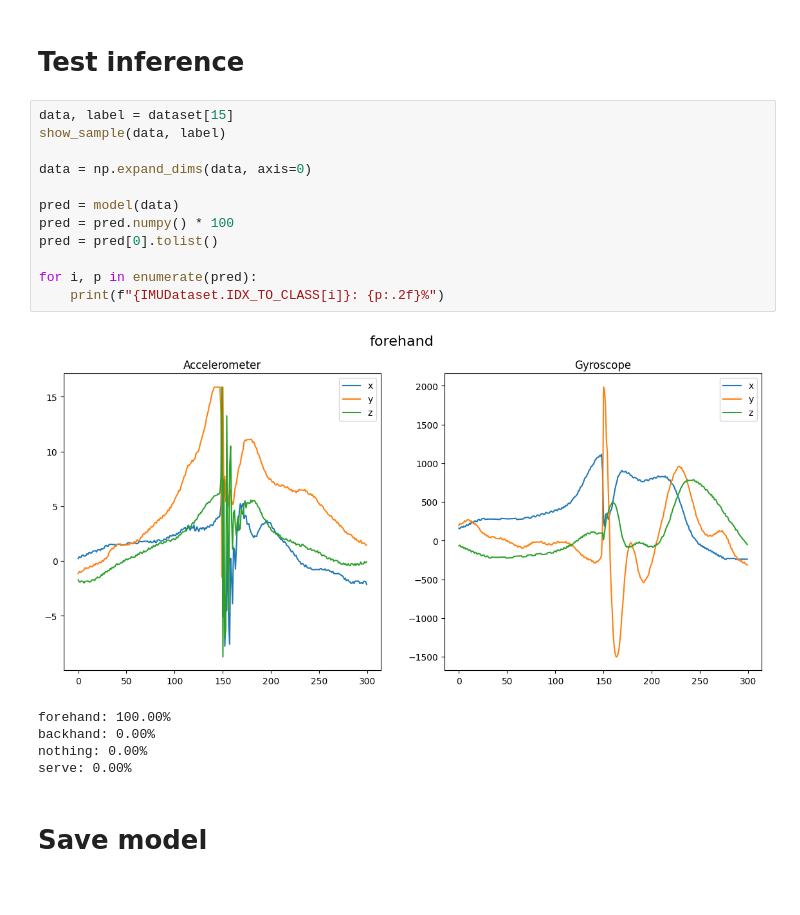
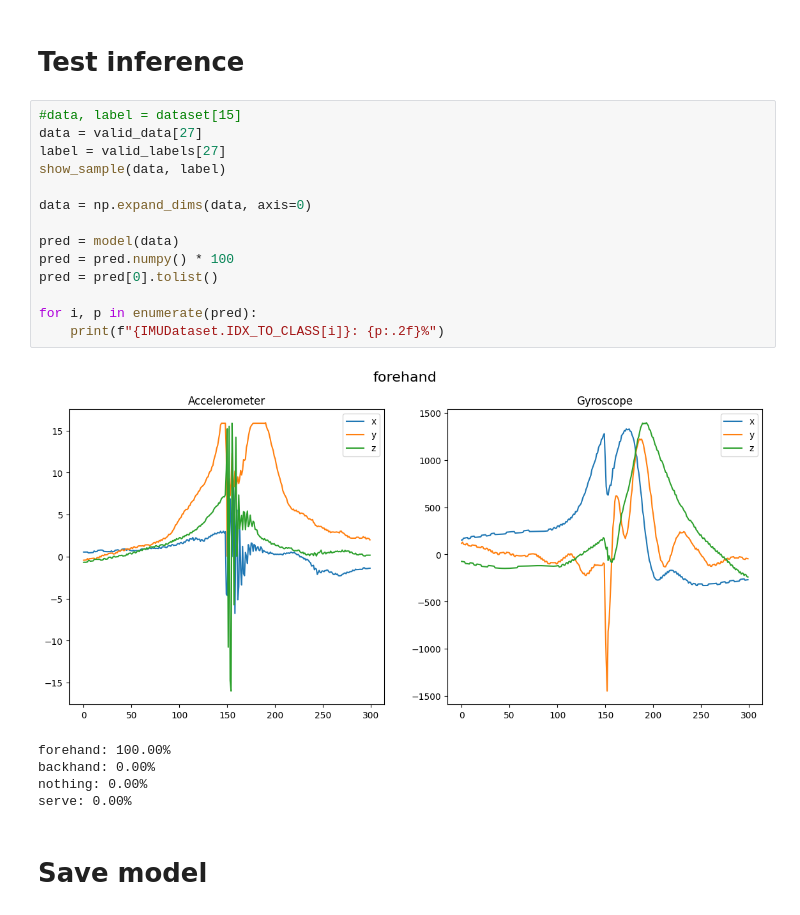
Before and after one commit to Fexcatta/SmartTennisRacket, a Jupyter notebook: model_tf/training.ipynb, the cells around one changed output. Saved outputs shown, nothing was run; the diff lists cells and outputs as text.

```diff
--- a/model_tf/training.ipynb
+++ b/model_tf/training.ipynb
@@ -191,19 +188,21 @@ plt.show()
 # %% [markdown]
 # Test inference
 # %%
-data, label = dataset[15]
+#data, label = dataset[15]
+data = valid_data[27]
+label = valid_labels[27]
 show_sample(data, label)
 
 data = np.expand_dims(data, axis=0)
 
 pred = model(data)
 pred = pred.numpy() * 100
 pred = pred[0].tolist()
 
 for i, p in enumerate(pred):
     print(f"{IMUDataset.IDX_TO_CLASS[i]}: {p:.2f}%")
 # %% [output]
-[figure, old version]
+[figure, new version]
 forehand: 100.00%
 backhand: 0.00%
 nothing: 0.00%
```
Also changed, not shown: parts of 7 cells of this notebook, 1 other file.
